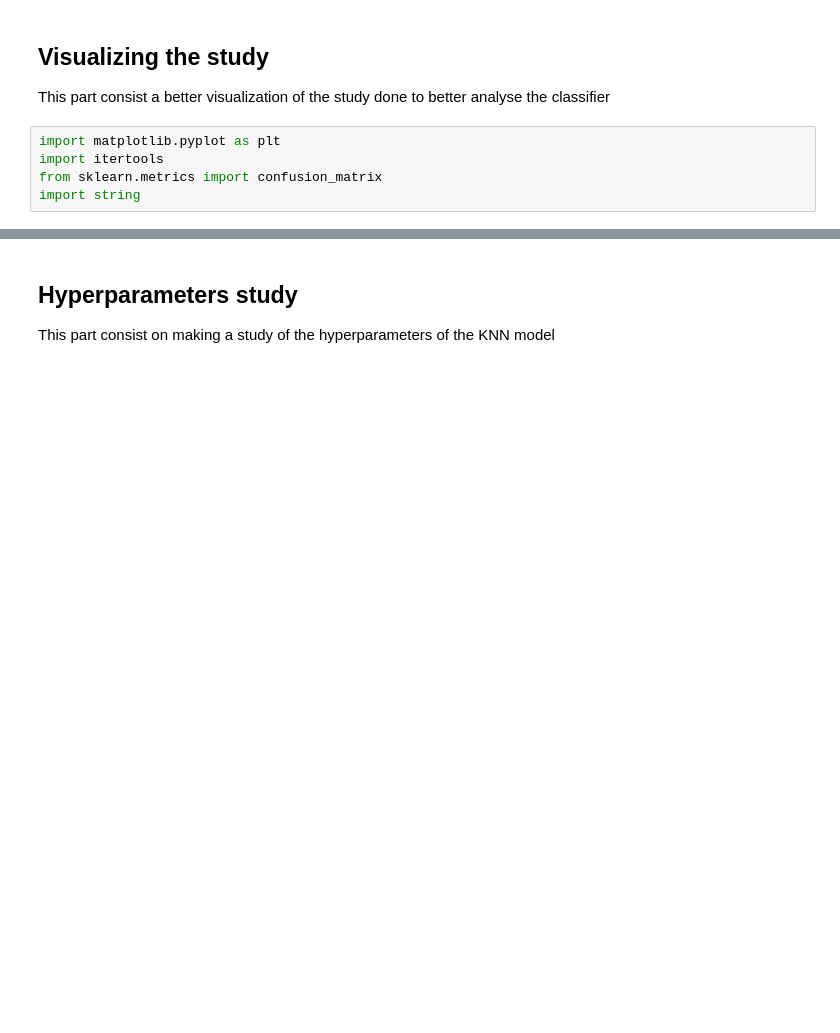
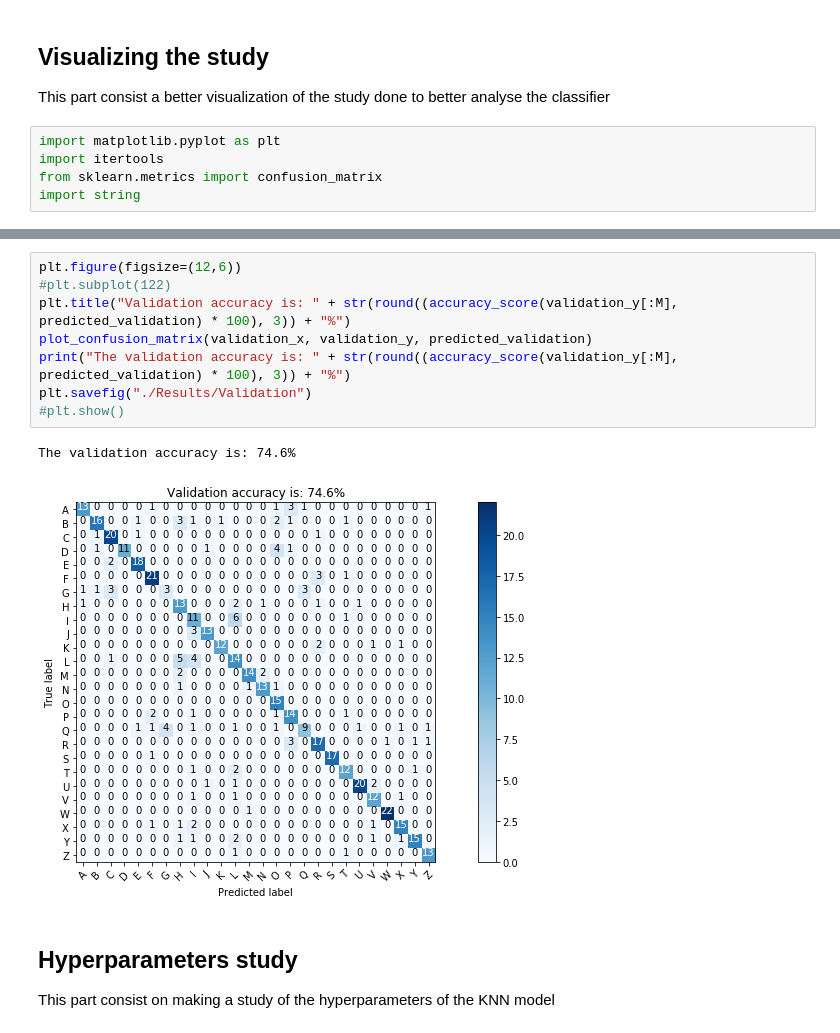
Before and after one commit to fabiomorooka/Letter-Identification, a Jupyter notebook: created_knn/main.ipynb, the cells around one changed output, grey strips where cells are left out. Drawn from its saved outputs; the diff is of its cells as text; blank space fills up the shorter version.

```diff
--- a/created_knn/main.ipynb
+++ b/created_knn/main.ipynb
@@ -150,3 +154,14 @@ plt.show()
+# %%
+plt.figure(figsize=(12,6))
+#plt.subplot(122)
+plt.title("Validation accuracy is: " + str(round((accuracy_score(validation_y[:M], predicted_validation) * 100), 3)) + "%")
+plot_confusion_matrix(validation_x, validation_y, predicted_validation)
+print("The validation accuracy is: " + str(round((accuracy_score(validation_y[:M], predicted_validation) * 100), 3)) + "%")
+plt.savefig("./Results/Validation")
+#plt.show()
+# %% [output]
+The validation accuracy is: 74.6%
+[figure, added]
 # %% [markdown]
 ## Hyperparameters study
 
```
Also changed, not shown: parts of 10 cells of this notebook, 3 other files.
